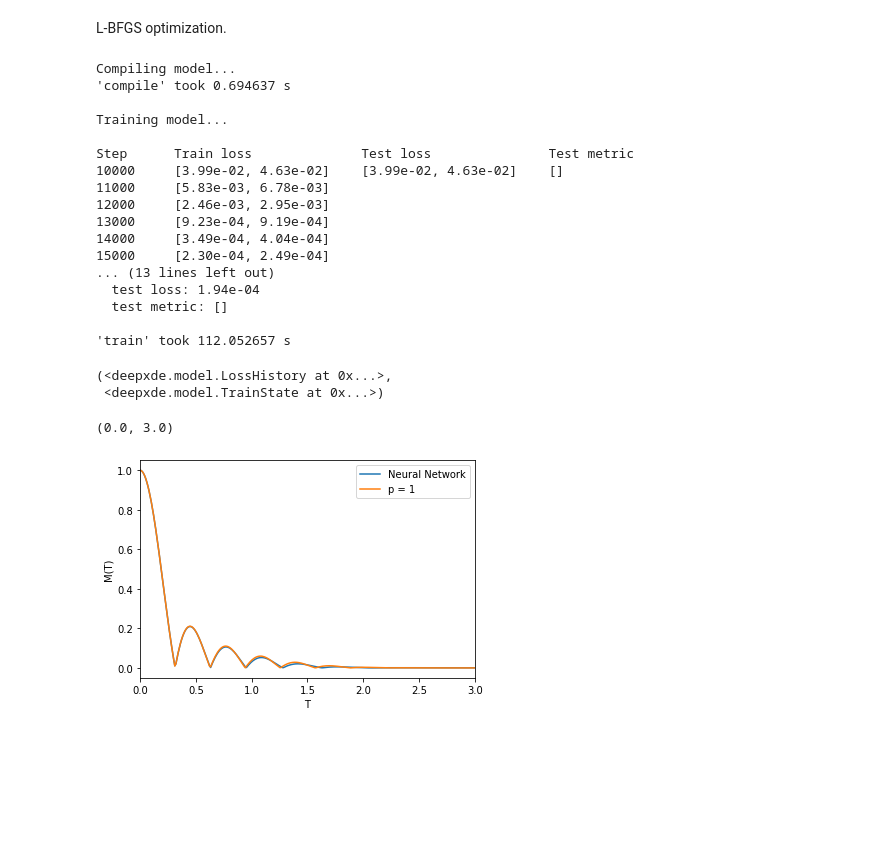
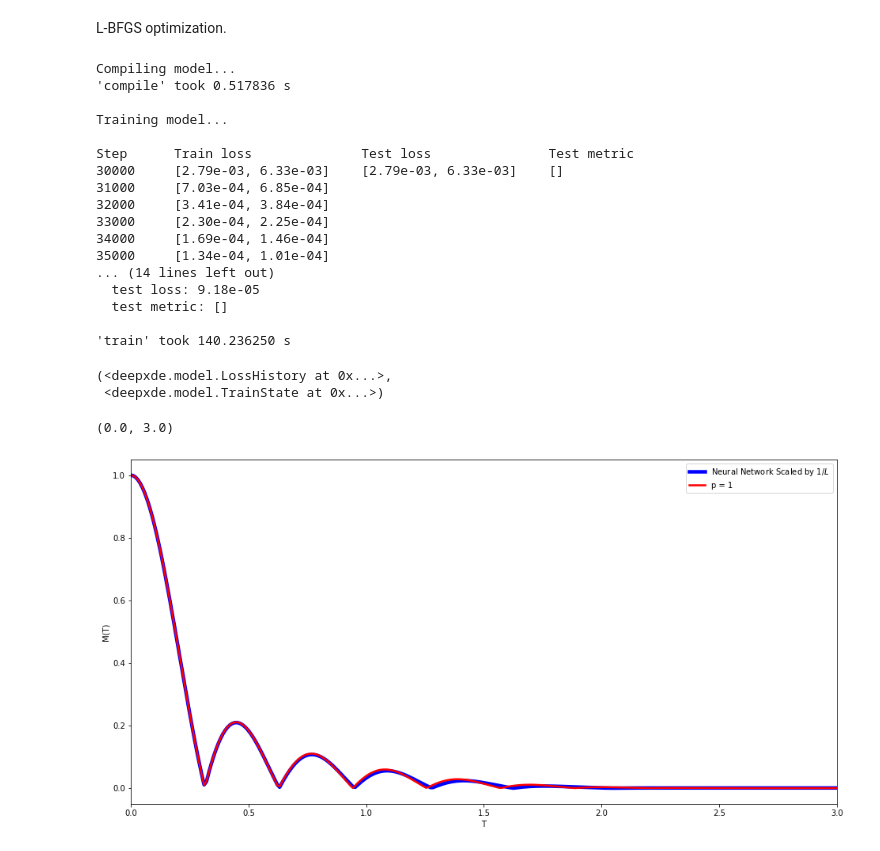
Before and after one commit to ucoskun/bloch-torrey-pinn, a Jupyter notebook: bloch_torrey_pinn.ipynb, the cells around one changed output. Drawn from its saved outputs; the diff is of its cells as text; code cells hidden in the pictures; blank space fills up the shorter version.

```diff
--- a/bloch_torrey_pinn.ipynb
+++ b/bloch_torrey_pinn.ipynb
@@ -174,7 +174,7 @@ data = dde.data.TimePDE(
     geomtime,
     pde,
     [],
-    num_domain=10000,
+    num_domain=16384,
     num_initial=0,
     train_distribution="Sobol"
 )
@@ -239,22 +239,22 @@ model.compile("L-BFGS")
 model.train()
 # %% [output]
 Compiling model...
-'compile' took 0.694637 s
+'compile' took 0.517836 s
 
 Training model...
 
 Step      Train loss              Test loss               Test metric
-10000     [3.99e-02, 4.63e-02]    [3.99e-02, 4.63e-02]    []
-11000     [5.83e-03, 6.78e-03]
-12000     [2.46e-03, 2.95e-03]
-13000     [9.23e-04, 9.19e-04]
-14000     [3.49e-04, 4.04e-04]
-15000     [2.30e-04, 2.49e-04]
-... (13 lines left out)
-  test loss: 1.94e-04
+30000     [2.79e-03, 6.33e-03]    [2.79e-03, 6.33e-03]    []
+31000     [7.03e-04, 6.85e-04]
+32000     [3.41e-04, 3.84e-04]
+33000     [2.30e-04, 2.25e-04]
+34000     [1.69e-04, 1.46e-04]
+35000     [1.34e-04, 1.01e-04]
+... (14 lines left out)
+  test loss: 9.18e-05
   test metric: []
 
-'train' took 112.052657 s
+'train' took 140.236250 s
 (<deepxde.model.LossHistory at 0x...>,
  <deepxde.model.TrainState at 0x...>)
 # %%
@@ -268,15 +268,15 @@ h = np.sqrt(u ** 2 + v ** 2)
 # %%
 u_in = np.trapz(u, x= x, axis = 1)
 v_in = np.trapz(v, x= x, axis = 1)
 
 h_in = np.sqrt(u_in**2 + v_in**2)
-
-plt.plot(t, h_in/L, label="Neural Network")
+plt.rcParams["figure.figsize"] = (16,8)
+plt.plot(t, h_in/L, color="blue",linewidth=4.5, label="Neural Network Scaled by $1/L$")
 plt.xlabel("T")
 plt.ylabel("M(T)")
-plt.plot(time, np.abs(M_T(L)), label = "p = 1")
+plt.plot(time, np.abs(M_T(L)), color="red",linewidth=2.5, label = "p = 1")
 plt.legend()
 plt.xlim(0,3)
 # %% [output]
 (0.0, 3.0)
-[figure, old version]
+[figure, new version]
```
Also changed, not shown: parts of 1 cell of this notebook.
